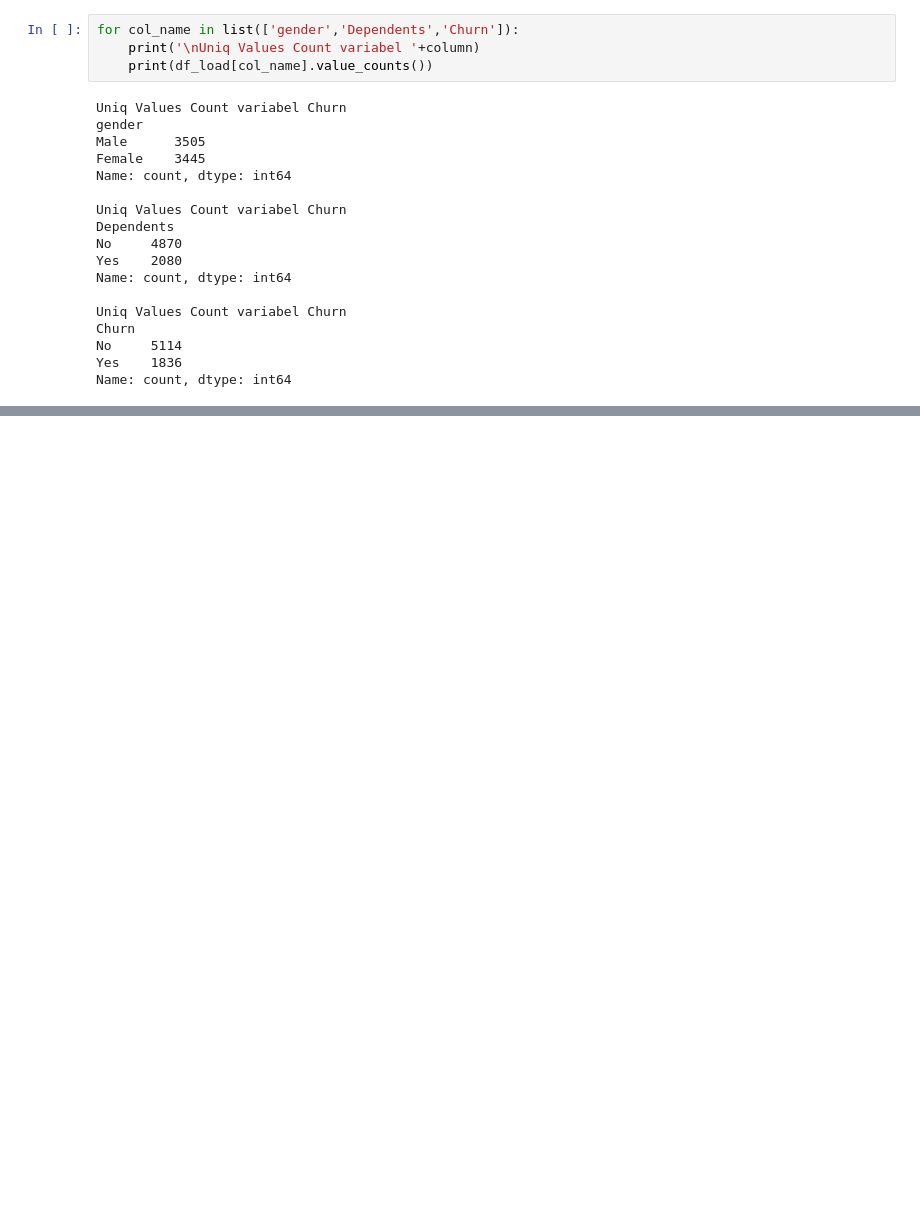
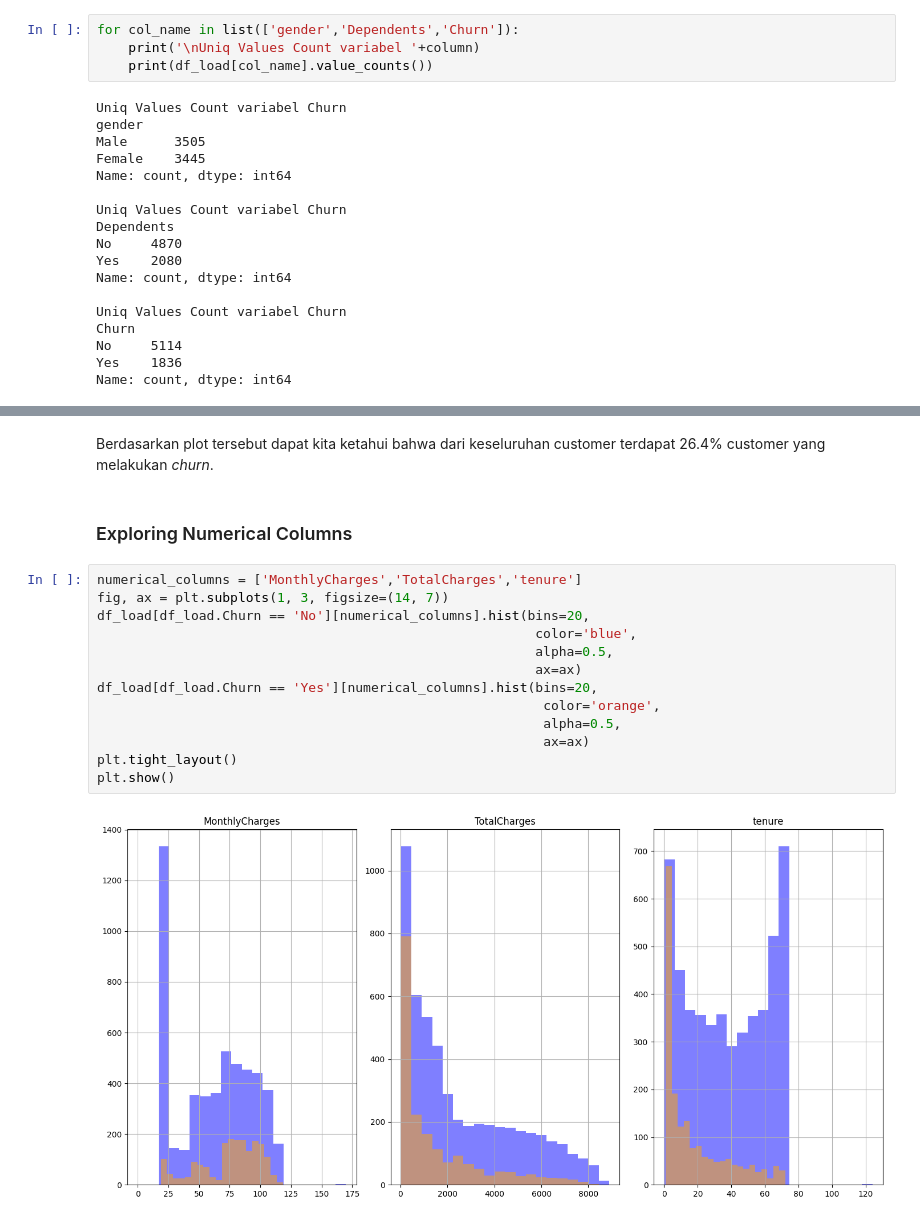
Before and after one commit to rahmi-ind/customer_churn_prediction, a Jupyter notebook: notebook.ipynb, the cells around one changed output, grey strips where cells are left out. Cells and saved outputs as stored; diff of their text form; blank space fills up the shorter version.

```diff
--- a/notebook.ipynb
+++ b/notebook.ipynb
@@ -257,0 +272,19 @@ Name: count, dtype: int64
+# %% [markdown]
+Berdasarkan plot tersebut dapat kita ketahui bahwa dari keseluruhan customer terdapat 26.4% customer yang melakukan *churn*.
+# %% [markdown]
+### Exploring Numerical Columns
+# %%
+numerical_columns = ['MonthlyCharges','TotalCharges','tenure']
+fig, ax = plt.subplots(1, 3, figsize=(14, 7))
+df_load[df_load.Churn == 'No'][numerical_columns].hist(bins=20,
+                                                        color='blue',
+                                                        alpha=0.5,
+                                                        ax=ax)
+df_load[df_load.Churn == 'Yes'][numerical_columns].hist(bins=20,
+                                                         color='orange',
+                                                         alpha=0.5,
+                                                         ax=ax)
+plt.tight_layout()
+plt.show()
+# %% [output]
+[figure, added]
```
Also changed, not shown: parts of 20 cells of this notebook.
